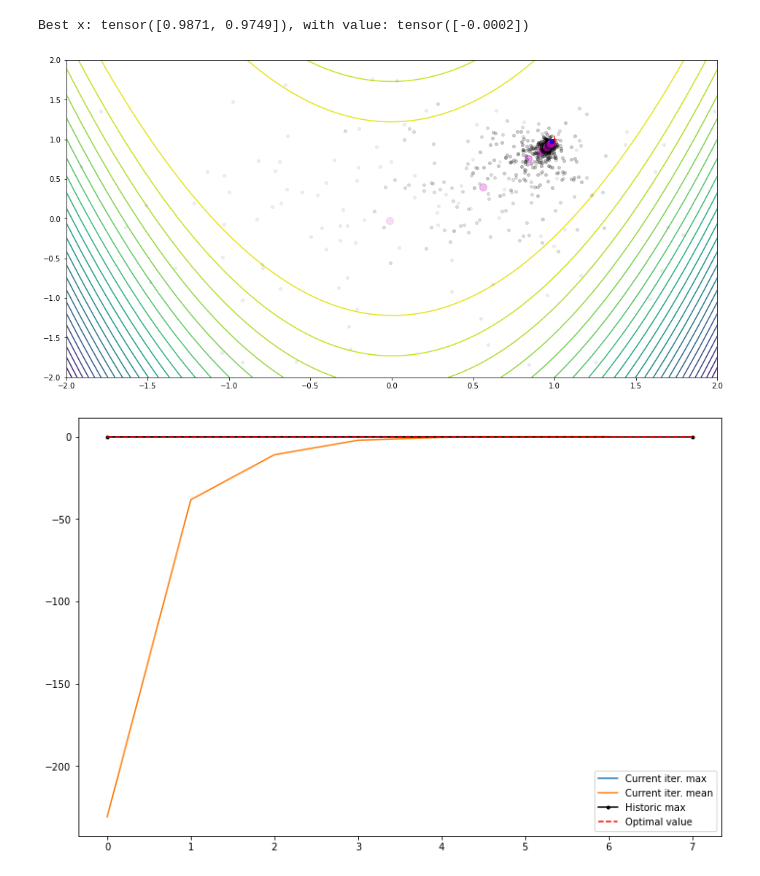
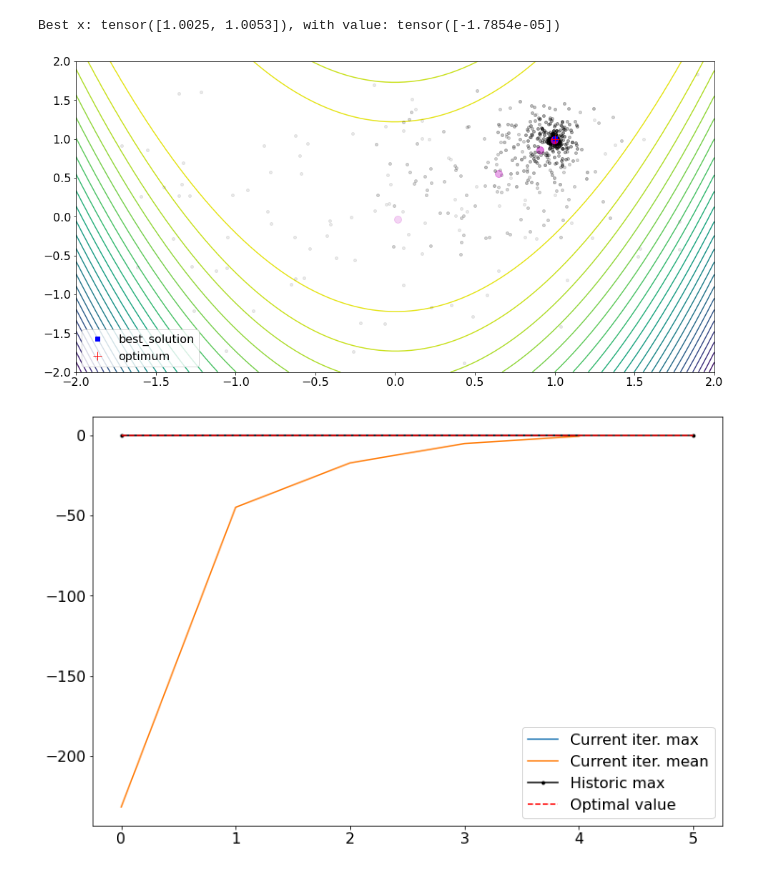
Before and after one commit to facebookresearch/mbrl-lib, a Jupyter notebook: notebooks/cem_rosenbrock_ex.ipynb, the cells around one changed output. Saved outputs shown, nothing was run; the diff lists cells and outputs as text; code cells hidden in the pictures.

```diff
--- a/notebooks/cem_rosenbrock_ex.ipynb
+++ b/notebooks/cem_rosenbrock_ex.ipynb
@@ -11,6 +11,7 @@ import mbrl.planning as planning
 
 %matplotlib inline
 mpl.rcParams['figure.facecolor'] = 'white'
+mpl.rcParams['font.size'] = 16
 # %%
 def rosenbrock_fn(x_array, a=1., b=100.):
     n, d = x_array.shape
@@ -24,42 +25,48 @@ def rosenbrock_fn(x_array, a=1., b=100.):
 # %%
 fig = plt.figure(figsize=(16, 8))
 ax = fig.add_subplot(111)
 
 lb = [-2., -2.]
 ub = [2., 2.]
 n = 100
 x1 = np.linspace(lb[0], ub[0], n)
 x2 = np.linspace(lb[1], ub[1], n)
 x1s, x2s = np.meshgrid(x1, x2)
 x = np.stack([x1s.flatten(), x2s.flatten()]).transpose()
 z = rosenbrock_fn(x)
 z = z.reshape((n, n))
 
 ax.contour(x1s, x2s, z, levels=30)
 
-iters = 7
+iters = 5
+max_values = np.zeros(iters)
+mean_values = np.zeros(iters)
+legend = []
 def plot_population(population, values, it):
     mu_population = population.mean(0)
     ax.plot(population[::10,0], population[::10,1], 'ok', alpha=(it + 1) / (iters + 1) / 2, markersize=4)
     ax.plot(mu_population[0], mu_population[1], 'om', alpha=(it + 1) / (iters + 1), markersize=10)
+    max_values[it] = values.max().item()
+    mean_values[it] = values.mean().item()
 
 cem = planning.CEMOptimizer(iters, 0.01, 1000, lb, ub, 0.1, torch.device("cpu"))
-best, history = cem.optimize(rosenbrock_fn, (2,), callback=plot_population)
+best = cem.optimize(rosenbrock_fn, torch.zeros(2), callback=plot_population)
 best_value = rosenbrock_fn(best.reshape((1, -1)))
 print(f"Best x: {best}, with value: {best_value}")
-ax.plot(best[0], best[1], 'bs')
-ax.plot(1, 1, 'r+', markersize=12)
+ax.plot(best[0], best[1], 'bs', label="best_solution")
+ax.plot(1, 1, 'r+', markersize=12, label="optimum")
+plt.legend()
 plt.show()
 # %% [output]
-Best x: tensor([0.9871, 0.9749]), with value: tensor([-0.0002])
+Best x: tensor([1.0025, 1.0053]), with value: tensor([-1.7854e-05])
-[figure, old version]
+[figure, new version]
 # %%
 plt.figure(figsize=(12, 8))
-plt.plot(history["value_maxs"])
-plt.plot(history["value_means"])
+plt.plot(max_values)
+plt.plot(mean_values)
 plt.plot([0, iters], [best_value, best_value], 'k.-')
 plt.plot([0, iters], [0, 0], 'r--')
 plt.legend(["Current iter. max", "Current iter. mean", "Historic max", "Optimal value"])
 plt.show()
 # %% [output]
-[figure, old version]
+[figure, new version]
```
Also changed, not shown: 3 other files.
